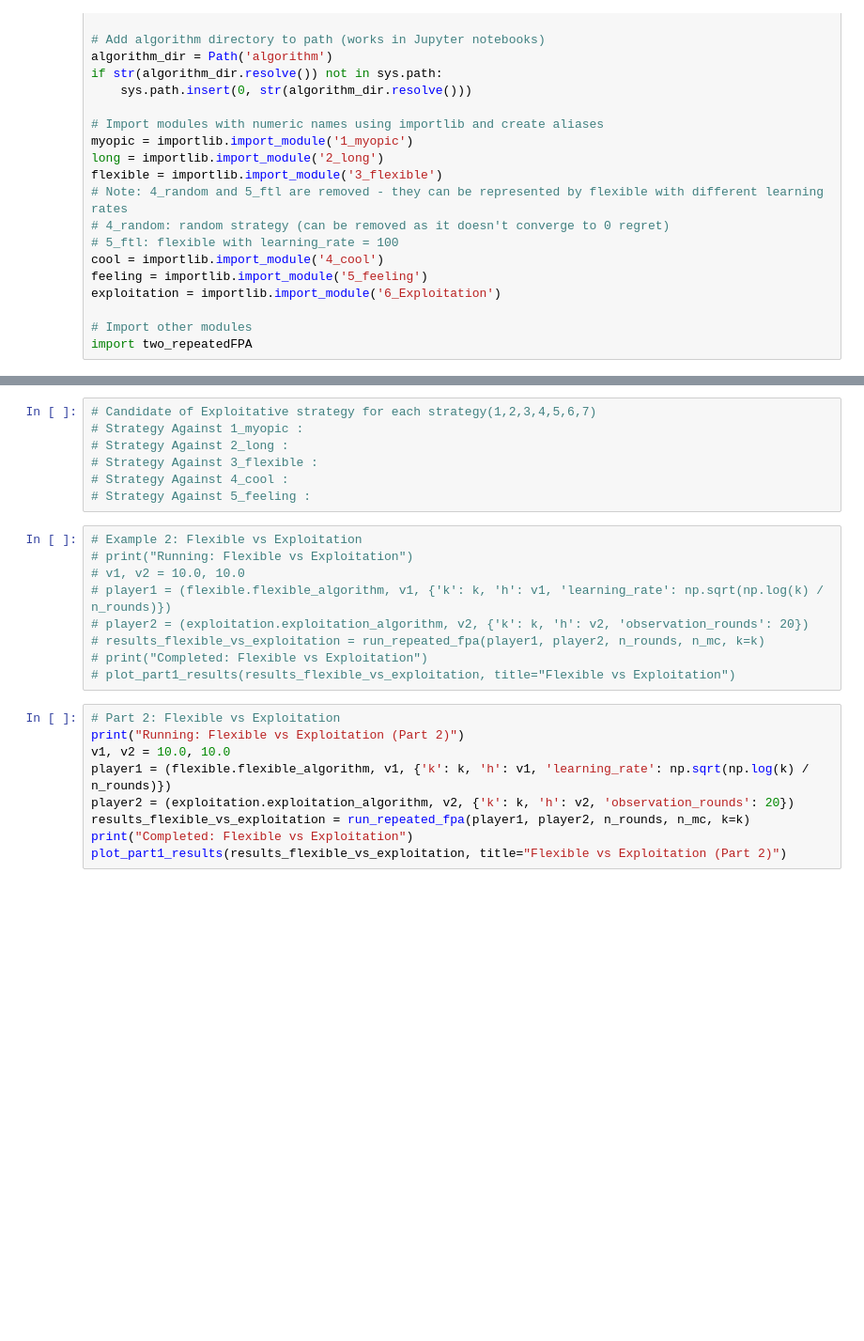
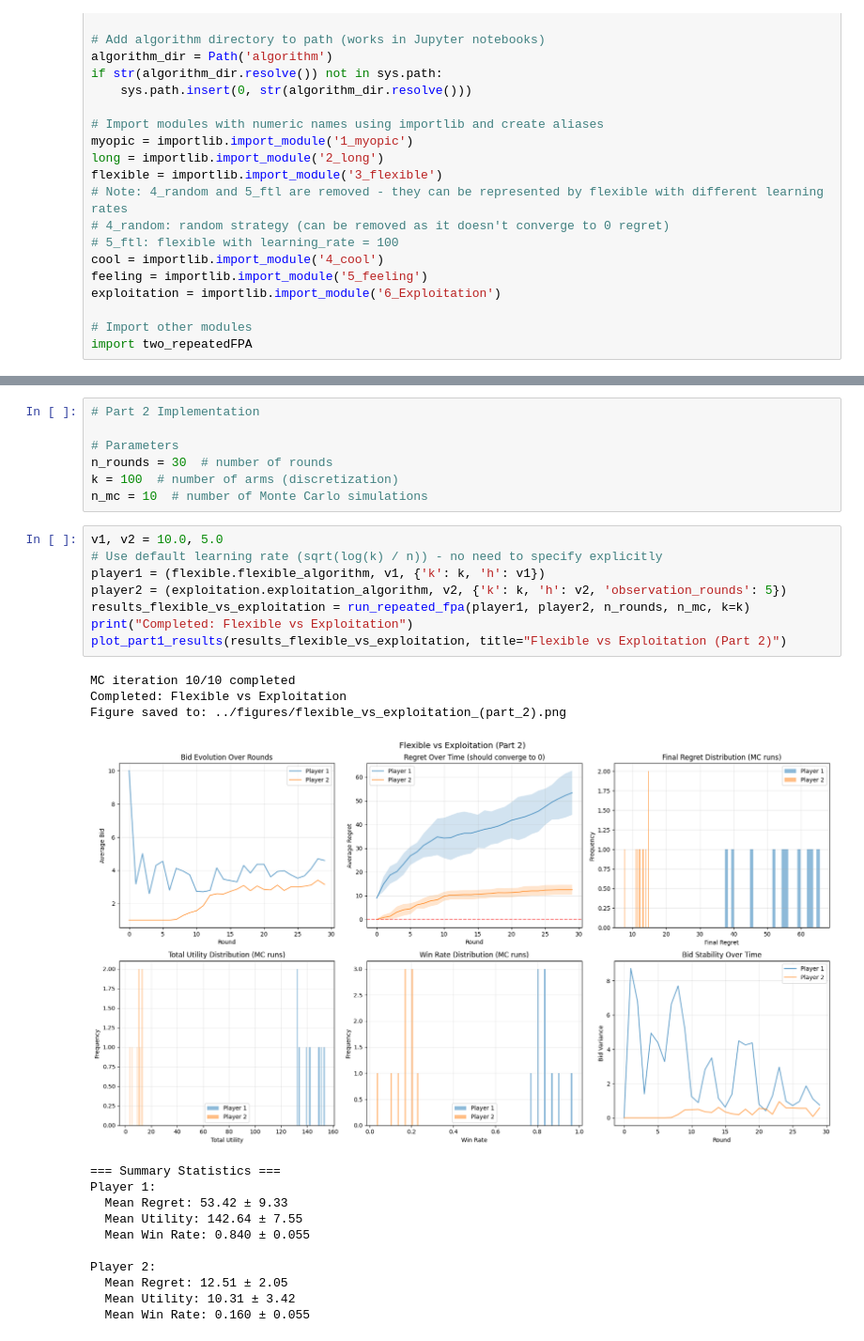
Before and after one commit to KoshiHarashima/CS332, a Jupyter notebook: 332Project3/code/plot.ipynb, the cells around one changed output, grey strips where cells are left out. Shown at 94% size. Saved outputs shown, nothing was run; the diff lists cells and outputs as text; blank space fills up the shorter version.

```diff
--- a/332Project3/code/plot.ipynb
+++ b/332Project3/code/plot.ipynb
@@ -218,28 +117,33 @@ Player 2:
 - Exploitative strategy vs (FTL, learning rate = 100)
 - Exploitative strategy vs 4_cool (Cool strategy)
 - Exploitative strategy vs 5_feeling (Feeling strategy)
-# %%
-# Candidate of Exploitative strategy for each strategy(1,2,3,4,5,6,7)
-# Strategy Against 1_myopic :
-# Strategy Against 2_long :
-# Strategy Against 3_flexible :
-# Strategy Against 4_cool :
-# Strategy Against 5_feeling :
-# %%
-# Example 2: Flexible vs Exploitation
-# print("Running: Flexible vs Exploitation")
-# v1, v2 = 10.0, 10.0
-# player1 = (flexible.flexible_algorithm, v1, {'k': k, 'h': v1, 'learning_rate': np.sqrt(np.log(k) / n_rounds)})
-# player2 = (exploitation.exploitation_algorithm, v2, {'k': k, 'h': v2, 'observation_rounds': 20})
-# results_flexible_vs_exploitation = run_repeated_fpa(player1, player2, n_rounds, n_mc, k=k)
-# print("Completed: Flexible vs Exploitation")
-# plot_part1_results(results_flexible_vs_exploitation, title="Flexible vs Exploitation")
+# %%
+# Part 2 Implementation
+
+# Parameters
+n_rounds = 30  # number of rounds
+k = 100  # number of arms (discretization)
+n_mc = 10  # number of Monte Carlo simulations
 # %%
-# Part 2: Flexible vs Exploitation
-print("Running: Flexible vs Exploitation (Part 2)")
-v1, v2 = 10.0, 10.0
-player1 = (flexible.flexible_algorithm, v1, {'k': k, 'h': v1, 'learning_rate': np.sqrt(np.log(k) / n_rounds)})
-player2 = (exploitation.exploitation_algorithm, v2, {'k': k, 'h': v2, 'observation_rounds': 20})
+v1, v2 = 10.0, 5.0
+# Use default learning rate (sqrt(log(k) / n)) - no need to specify explicitly
+player1 = (flexible.flexible_algorithm, v1, {'k': k, 'h': v1})
+player2 = (exploitation.exploitation_algorithm, v2, {'k': k, 'h': v2, 'observation_rounds': 5})
 results_flexible_vs_exploitation = run_repeated_fpa(player1, player2, n_rounds, n_mc, k=k)
 print("Completed: Flexible vs Exploitation")
 plot_part1_results(results_flexible_vs_exploitation, title="Flexible vs Exploitation (Part 2)")
+# %% [output]
+MC iteration 10/10 completed
+Completed: Flexible vs Exploitation
+Figure saved to: ../figures/flexible_vs_exploitation_(part_2).png
+[figure, added]
+=== Summary Statistics ===
+Player 1:
+  Mean Regret: 53.42 ± 9.33
+  Mean Utility: 142.64 ± 7.55
+  Mean Win Rate: 0.840 ± 0.055
+
+Player 2:
+  Mean Regret: 12.51 ± 2.05
+  Mean Utility: 10.31 ± 3.42
+  Mean Win Rate: 0.160 ± 0.055
```
Also changed, not shown: parts of 9 cells of this notebook, 8 other files.
